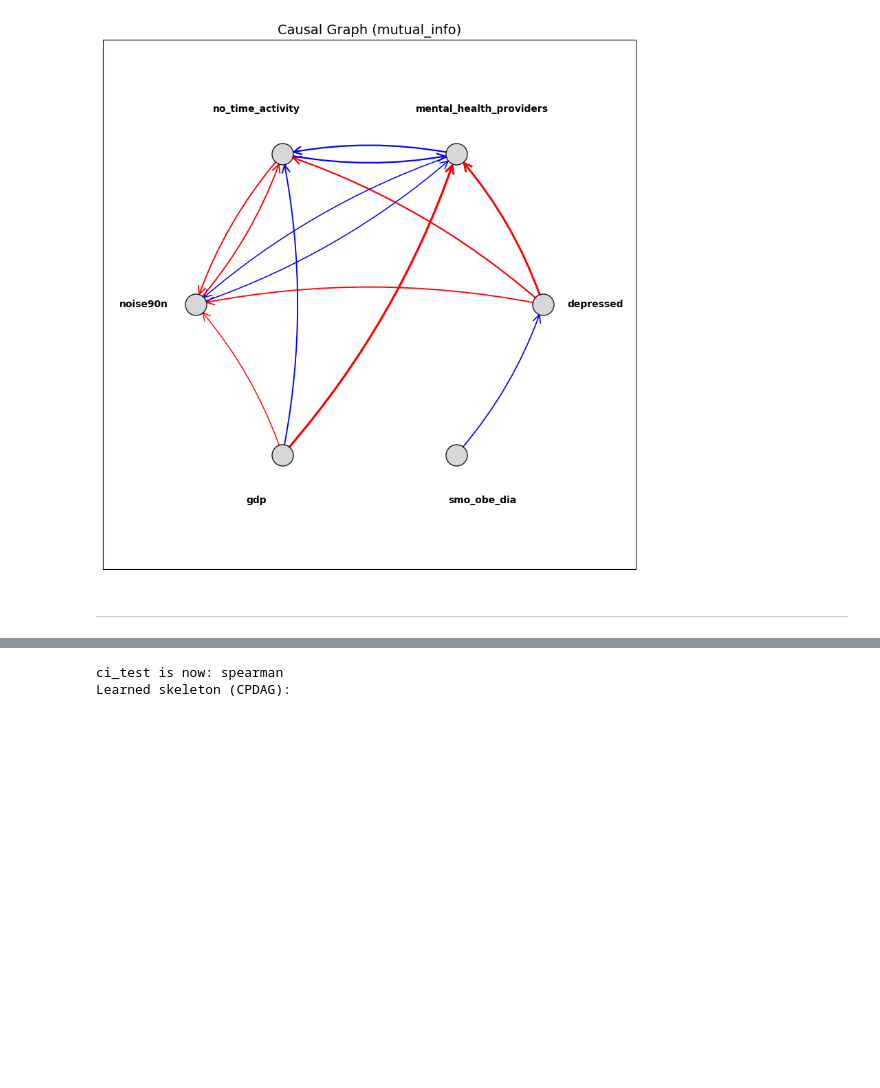
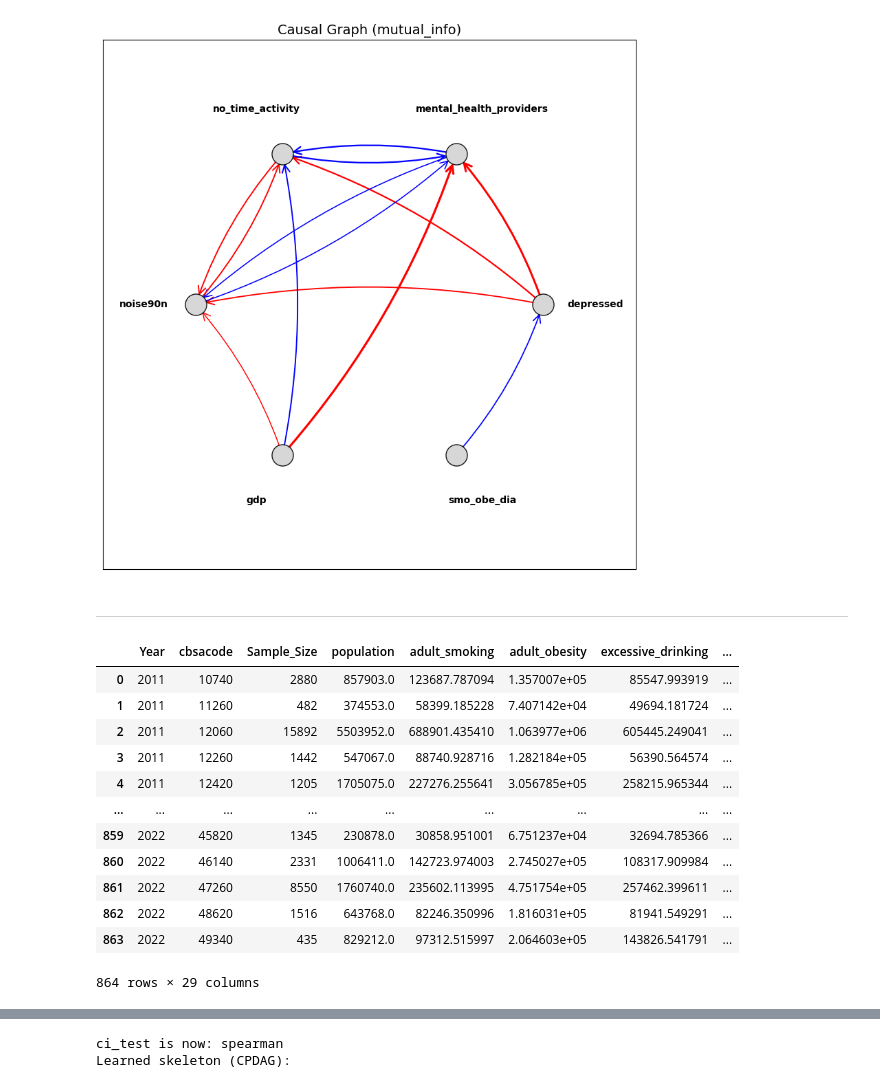
Before and after one commit to ljyyyy120/Captone_depression, a Jupyter notebook: 02_data_analysis/try.ipynb, the cells around one changed output, grey strips where cells are left out. Saved outputs shown, nothing was run; the diff lists cells and outputs as text; code cells hidden in the pictures; blank space fills up the shorter version.

```diff
--- a/02_data_analysis/try.ipynb
+++ b/02_data_analysis/try.ipynb
@@ -202,0 +205,16 @@ Learned skeleton (CPDAG):
+# %%
+df
+# %% [output]
+|  | Year | cbsacode | Sample_Size | population | adult_smoking | adult_obesity | excessive_drinking | ... |
+| 0 | 2011 | 10740 | 2880 | 857903.0 | 123687.787094 | 1.357007e+05 | 85547.993919 | ... |
+| 1 | 2011 | 11260 | 482 | 374553.0 | 58399.185228 | 7.407142e+04 | 49694.181724 | ... |
+| 2 | 2011 | 12060 | 15892 | 5503952.0 | 688901.435410 | 1.063977e+06 | 605445.249041 | ... |
+| 3 | 2011 | 12260 | 1442 | 547067.0 | 88740.928716 | 1.282184e+05 | 56390.564574 | ... |
+| 4 | 2011 | 12420 | 1205 | 1705075.0 | 227276.255641 | 3.056785e+05 | 258215.965344 | ... |
+| ... | ... | ... | ... | ... | ... | ... | ... | ... |
+| 859 | 2022 | 45820 | 1345 | 230878.0 | 30858.951001 | 6.751237e+04 | 32694.785366 | ... |
+| 860 | 2022 | 46140 | 2331 | 1006411.0 | 142723.974003 | 2.745027e+05 | 108317.909984 | ... |
+| 861 | 2022 | 47260 | 8550 | 1760740.0 | 235602.113995 | 4.751754e+05 | 257462.399611 | ... |
+| 862 | 2022 | 48620 | 1516 | 643768.0 | 82246.350996 | 1.816031e+05 | 81941.549291 | ... |
+| 863 | 2022 | 49340 | 435 | 829212.0 | 97312.515997 | 2.064603e+05 | 143826.541791 | ... |
+864 rows × 29 columns
```
Also changed, not shown: parts of 6 cells of this notebook.
